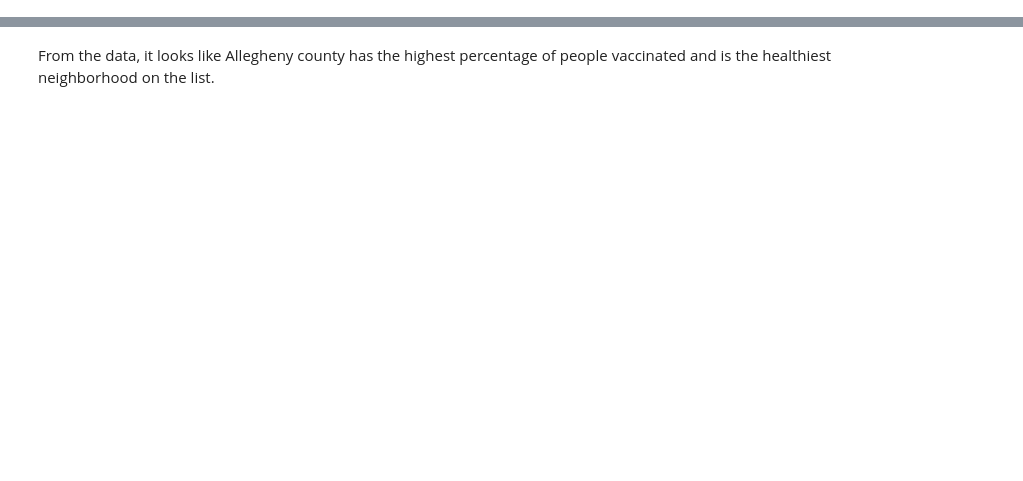
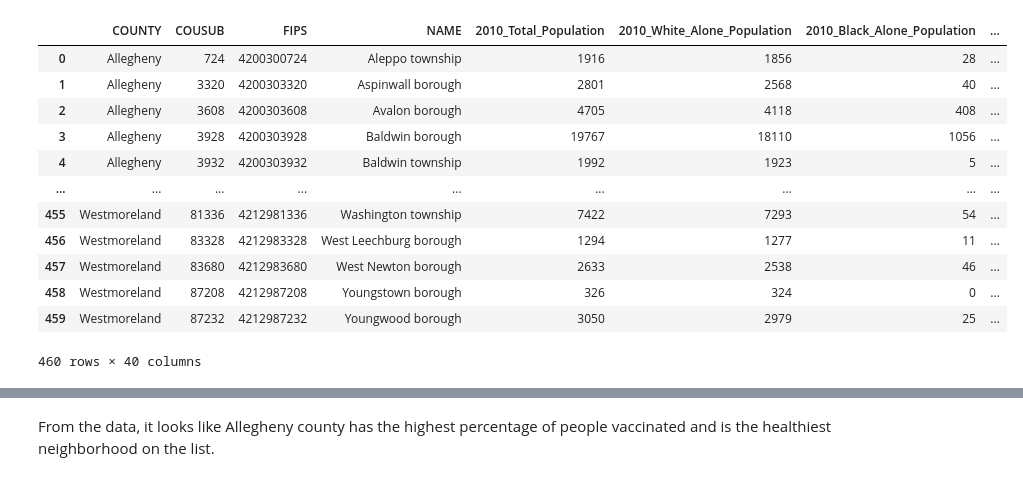
Before and after one commit to CHT126/FINAL-PROJECT, a Jupyter notebook: Charles Tran/Vaccinated.ipynb, the cells around one changed output, grey strips where cells are left out. Cells and saved outputs as stored; diff of their text form; code cells hidden in the pictures; blank space fills up the shorter version.

```diff
--- a/Charles Tran/Vaccinated.ipynb
+++ b/Charles Tran/Vaccinated.ipynb
@@ -20,0 +41,17 @@ df
+# %%
+df2 = pd.read_csv("pop.csv")
+df2
+# %% [output]
+|  | COUNTY | COUSUB | FIPS | NAME | 2010_Total_Population | 2010_White_Alone_Population | 2010_Black_Alone_Population | ... |
+| 0 | Allegheny | 724 | 4200300724 | Aleppo township | 1916 | 1856 | 28 | ... |
+| 1 | Allegheny | 3320 | 4200303320 | Aspinwall borough | 2801 | 2568 | 40 | ... |
+| 2 | Allegheny | 3608 | 4200303608 | Avalon borough | 4705 | 4118 | 408 | ... |
+| 3 | Allegheny | 3928 | 4200303928 | Baldwin borough | 19767 | 18110 | 1056 | ... |
+| 4 | Allegheny | 3932 | 4200303932 | Baldwin township | 1992 | 1923 | 5 | ... |
+| ... | ... | ... | ... | ... | ... | ... | ... | ... |
+| 455 | Westmoreland | 81336 | 4212981336 | Washington township | 7422 | 7293 | 54 | ... |
+| 456 | Westmoreland | 83328 | 4212983328 | West Leechburg borough | 1294 | 1277 | 11 | ... |
+| 457 | Westmoreland | 83680 | 4212983680 | West Newton borough | 2633 | 2538 | 46 | ... |
+| 458 | Westmoreland | 87208 | 4212987208 | Youngstown borough | 326 | 324 | 0 | ... |
+| 459 | Westmoreland | 87232 | 4212987232 | Youngwood borough | 3050 | 2979 | 25 | ... |
+460 rows × 40 columns
```
Also changed, not shown: parts of 14 cells of this notebook, 6 other files.
